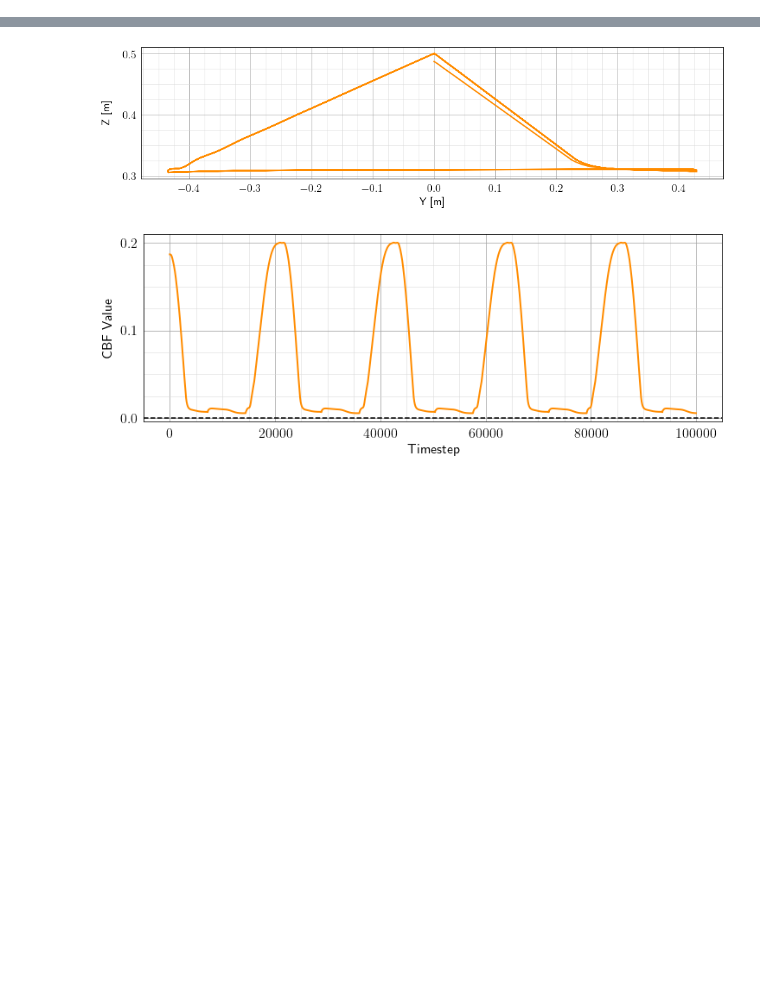
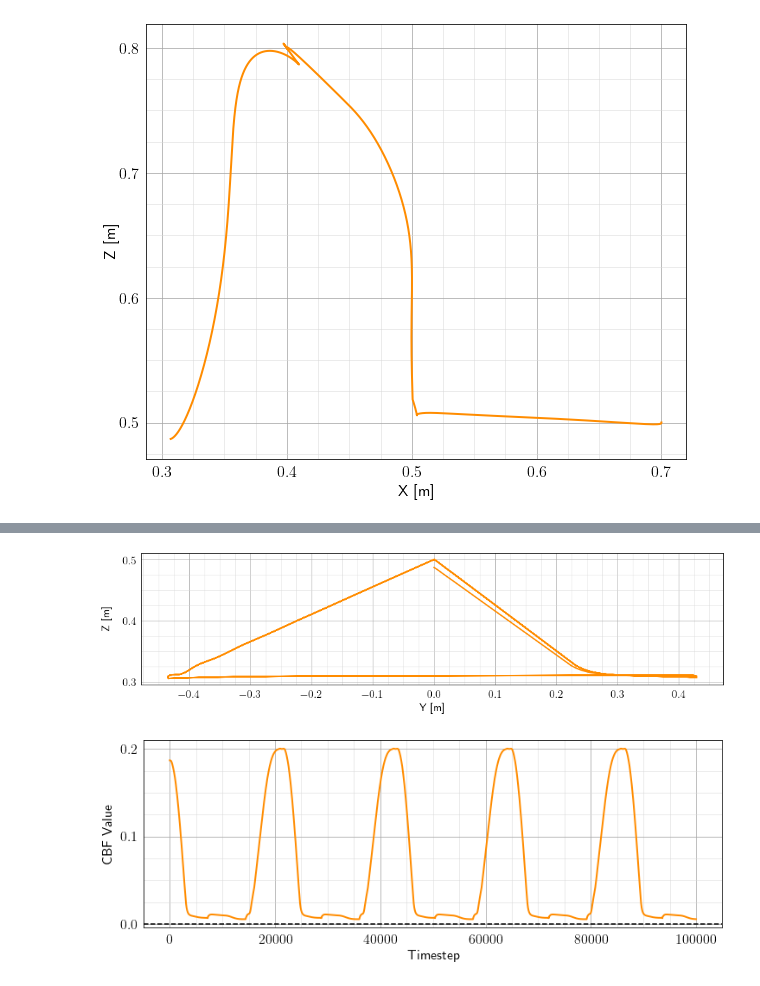
Before and after one commit to BolunDai0216/FR3CBFSim, a Jupyter notebook: notebooks/EndEffectorTrajPlot.ipynb, the cells around one changed output, grey strips where cells are left out. Drawn from its saved outputs; the diff is of its cells as text; code cells hidden in the pictures; blank space fills up the shorter version.

Commit message:
updated kinematic controller

```diff
--- a/notebooks/EndEffectorTrajPlot.ipynb
+++ b/notebooks/EndEffectorTrajPlot.ipynb
@@ -9,7 +9,7 @@ mpl.rcParams['text.usetex'] = True
 mpl.rcParams['text.latex.preamble'] = r'\usepackage{amsmath}'
 plt.rcParams["font.size"] = 16
 # %%
-with open('../data/z_limit.pickle', 'rb') as handle:
+with open('../data/kinematics_cbf.pickle', 'rb') as handle:
     history = pickle.load(handle)
 # %%
 def get_P_EE_from_history(history):
@@ -51,3 +51,25 @@ def get_controls_from_history(history):
     controls_arr = np.concatenate(controls).reshape(-1, 9)
 
     return controls_arr
+# %%
+P_EE_arr = get_P_EE_from_history(history)
+
+fig, ax = plt.subplots(1, 1, figsize=(15, 8))
+
+ax.plot(P_EE_arr[:, 0], P_EE_arr[:, 2], color="darkorange", linewidth=2)
+ax.set_aspect("equal")
+ax.xaxis.set_major_locator(MultipleLocator(0.1))
+ax.xaxis.set_minor_locator(MultipleLocator(0.025))
+ax.yaxis.set_major_locator(MultipleLocator(0.1))
+ax.yaxis.set_minor_locator(MultipleLocator(0.025))
+ax.grid(True, "minor", color="0.85", linewidth=0.50, zorder=-20)
+ax.grid(True, "major", color="0.65", linewidth=0.75, zorder=-10)
+ax.tick_params(which="both", bottom=False, left=False)
+
+ax.set_xlabel("X [m]")
+ax.set_ylabel("Z [m]")
+ax.yaxis.set_label_coords(-0.05, 0.5)
+
+plt.show()
+# %% [output]
+[figure, added]
```
Also changed, not shown: parts of 1 cell of this notebook, 4 other files.
